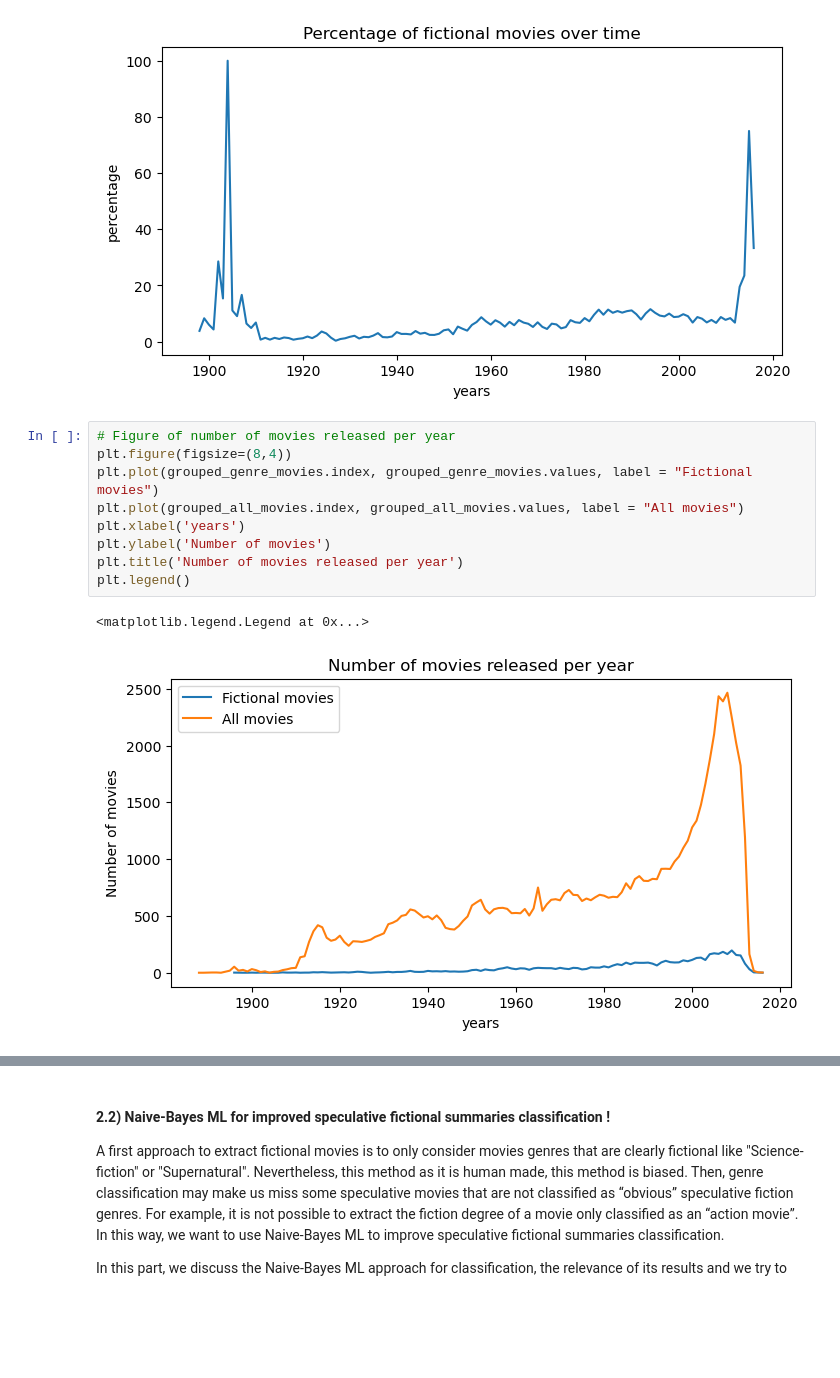
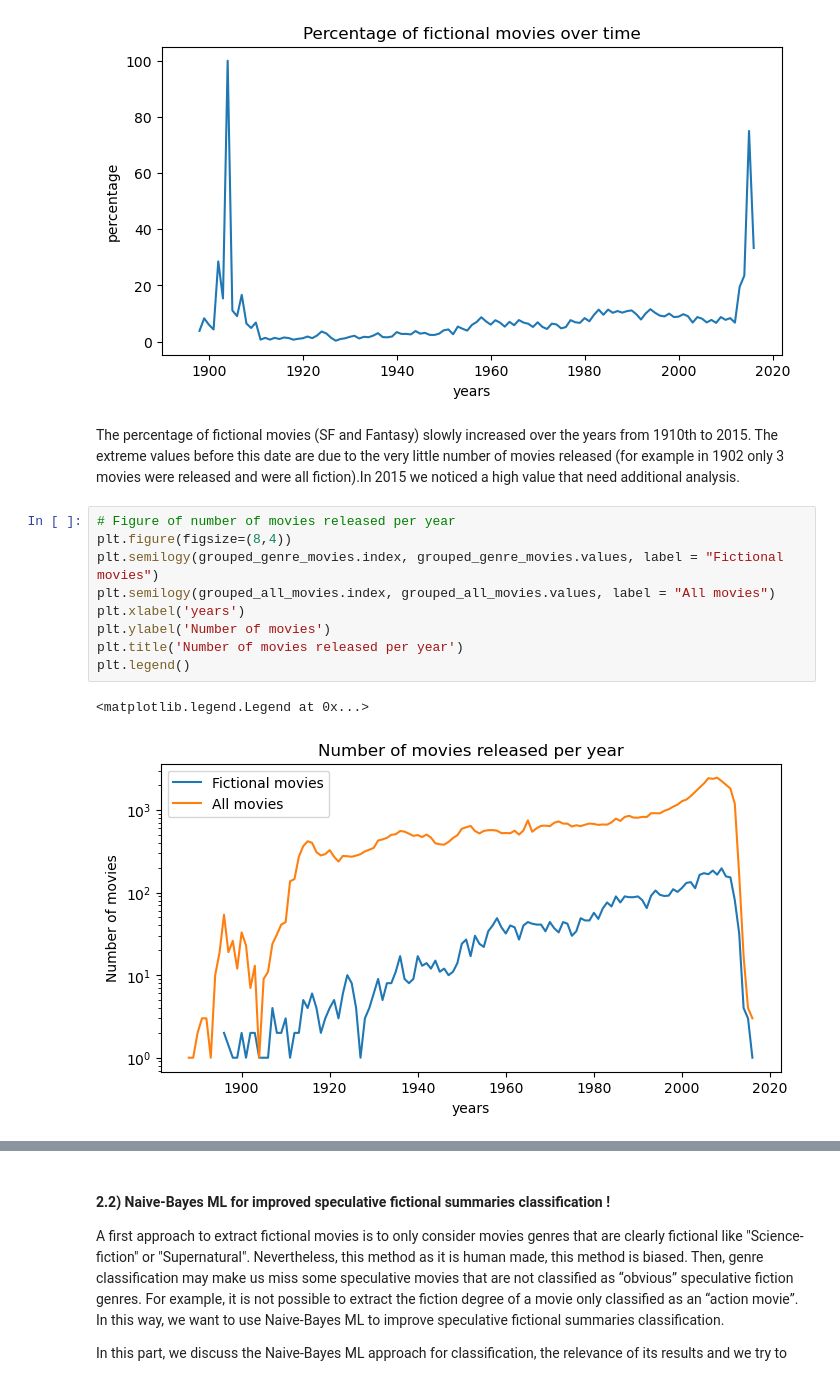
Before and after one commit to epfl-ada/ada-2023-project-thepiratesofthestreet, a Jupyter notebook: milestone2.ipynb, the cells around one changed output, grey strips where cells are left out. Cells and saved outputs as stored; diff of their text form; blank space fills up the shorter version.

```diff
--- a/milestone2.ipynb
+++ b/milestone2.ipynb
@@ -198,15 +209,17 @@ plt.ylabel("percentage")
 # %% [output]
 Text(0, 0.5, 'percentage')
 [figure]
+# %% [markdown]
+The percentage of fictional movies (SF and Fantasy) slowly increased over the years from 1910th to 2015. The extreme values before this date are due to the very little number of movies released (for example in 1902 only 3 movies were released and were all fiction).In 2015 we noticed a high value that need additional analysis.
 # %%
 # Figure of number of movies released per year
 plt.figure(figsize=(8,4))
-plt.plot(grouped_genre_movies.index, grouped_genre_movies.values, label = "Fictional movies")
-plt.plot(grouped_all_movies.index, grouped_all_movies.values, label = "All movies")
+plt.semilogy(grouped_genre_movies.index, grouped_genre_movies.values, label = "Fictional movies")
+plt.semilogy(grouped_all_movies.index, grouped_all_movies.values, label = "All movies")
 plt.xlabel('years')
 plt.ylabel('Number of movies')
 plt.title('Number of movies released per year')
 plt.legend()
 # %% [output]
 <matplotlib.legend.Legend at 0x...>
-[figure, old version]
+[figure, new version]
```
Also changed, not shown: parts of 13 cells of this notebook.
